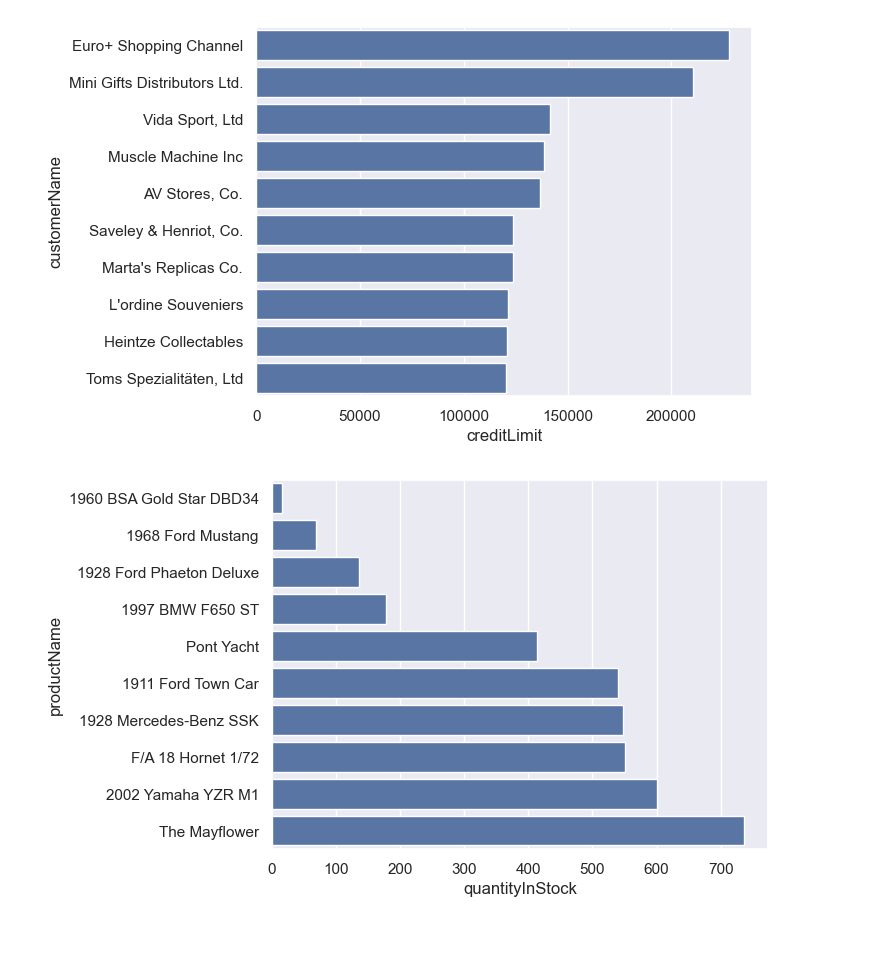
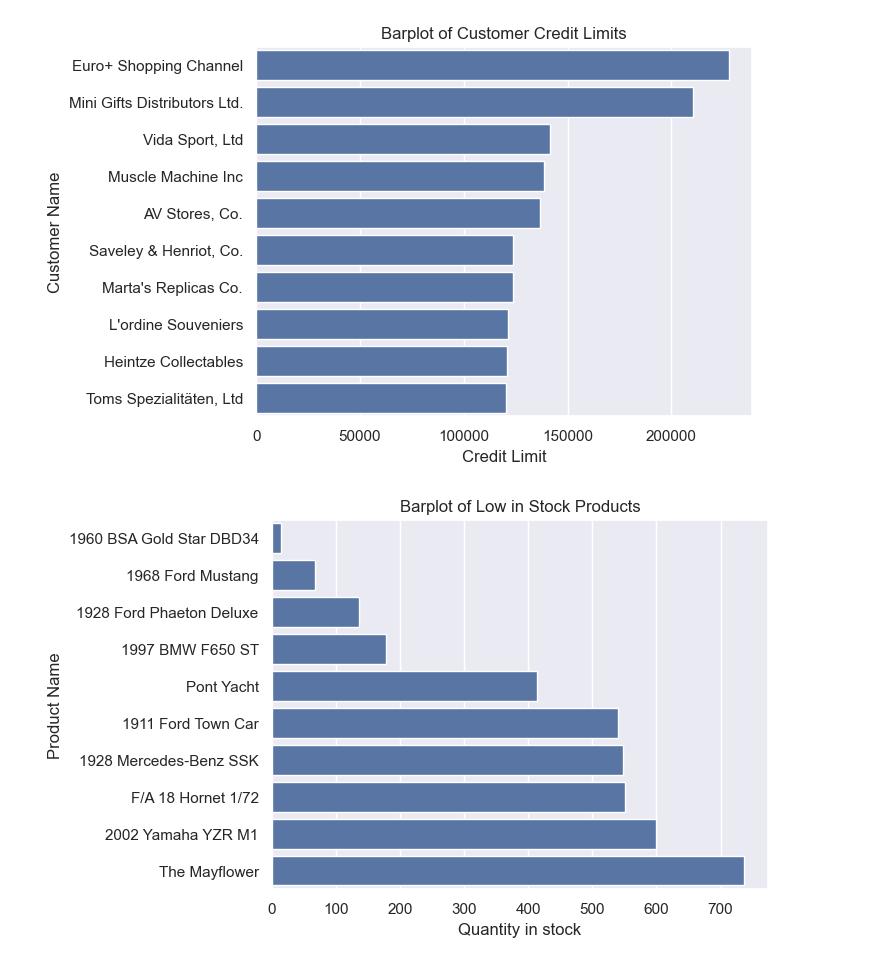
Before and after one commit to tanzhu91/Customers-Products-Analysis-with-SQL, a Jupyter notebook: customers_&_product_analysis.ipynb, the cells around one changed output. Saved outputs shown, nothing was run; the diff lists cells and outputs as text; code cells hidden in the pictures; blank space fills up the shorter version.

Commit message:
changed some title and labels

```diff
--- a/customers_&_product_analysis.ipynb
+++ b/customers_&_product_analysis.ipynb
@@ -3,6 +4,6 @@ import pandas as pd
 import seaborn as sns
 sns.set()
 # %%
-df1 = pd.read_csv('customers_high_credit_limit.csv')
-df2 = pd.read_csv('customers_low_credit_limit.csv')
+df1 = pd.read_csv('data/customers_high_credit_limit.csv')
+df2 = pd.read_csv('data/customers_low_credit_limit.csv')
 # %%
@@ -17,13 +18,19 @@ df8 = pd.read_csv('lowest_sales.csv')
 # %%
 #high credit limit customers
-sns.barplot(data=df1,y='customerName',x='creditLimit');
+sns.barplot(data=df1,y='customerName',x='creditLimit')
+plt.title('Barplot of Customer Credit Limits')
+plt.ylabel('Customer Name')
+plt.xlabel('Credit Limit');
 # %% [output]
-[figure, old version]
+[figure, new version]
 # %%
 #low in stock products
 order = df3.sort_values(by='quantityInStock', ascending=True)['productName']
-sns.barplot(data=df3,y='productName',x='quantityInStock',order=order);
+sns.barplot(data=df3,y='productName',x='quantityInStock',order=order)
+plt.title('Barplot of Low in Stock Products')
+plt.ylabel('Product Name')
+plt.xlabel('Quantity in stock');
 # %% [output]
-[figure, old version]
+[figure, new version]
 # %%
 #high in stock products
```
Also changed, not shown: parts of 9 cells of this notebook.
